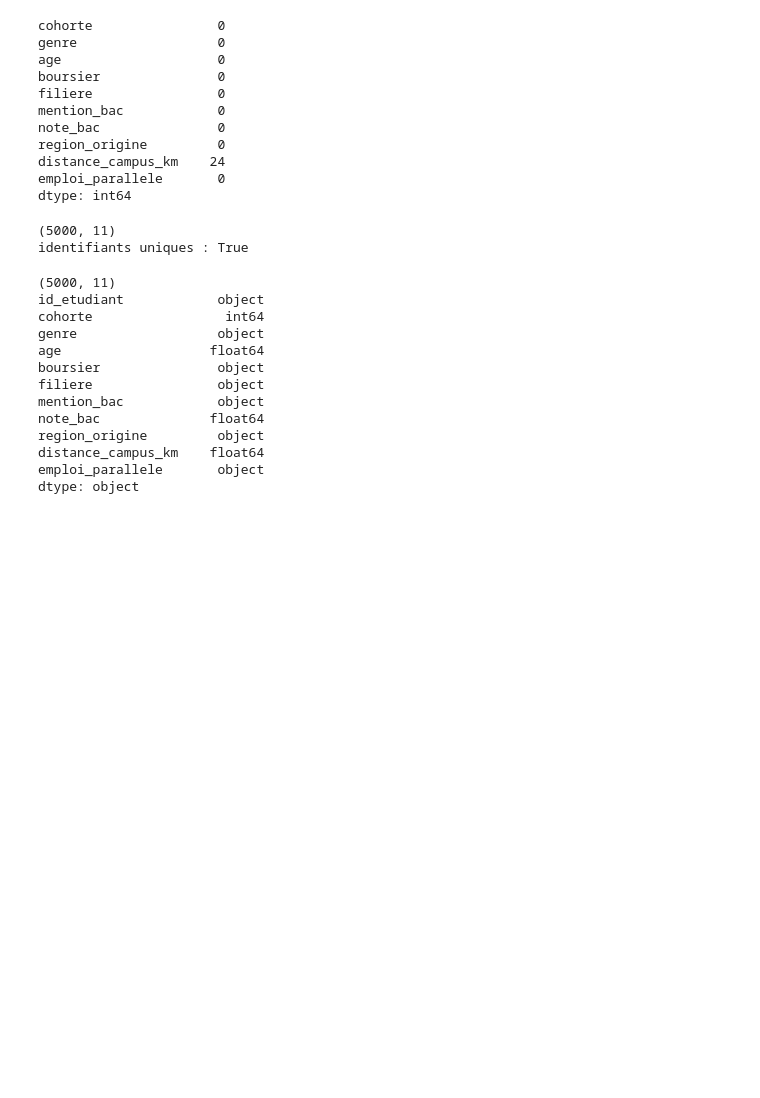
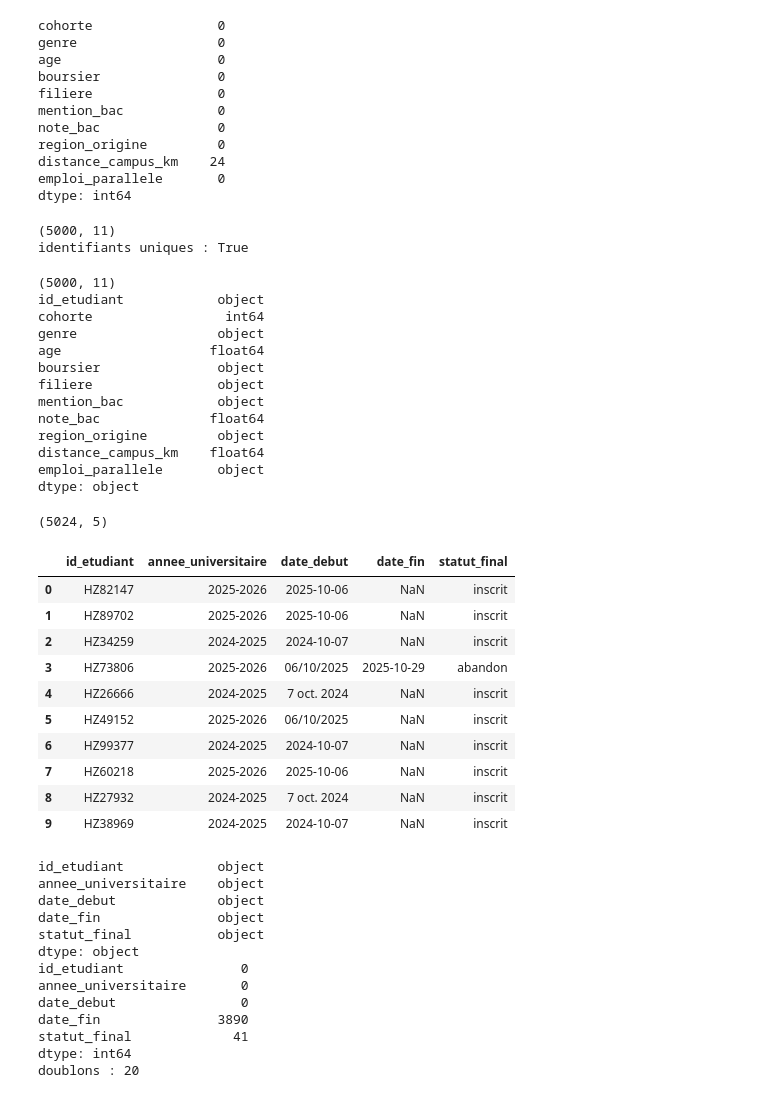
Before and after one commit to noumbethiam/horizon-decrochage-tutorat, a Jupyter notebook: notebooks/01_nettoyage.ipynb, the cells around one changed output. Saved outputs shown, nothing was run; the diff lists cells and outputs as text; code cells hidden in the pictures; blank space fills up the shorter version.

```diff
--- a/notebooks/01_nettoyage.ipynb
+++ b/notebooks/01_nettoyage.ipynb
@@ -681,3 +681,37 @@ region_origine         object
 distance_campus_km    float64
 emploi_parallele       object
 dtype: object
+# %%
+df_insc = pd.read_csv("../data/raw/inscriptions.csv", sep=";")
+
+print(df_insc.shape)
+display(df_insc.head(10))
+print(df_insc.dtypes)
+print(df_insc.isna().sum())
+print("doublons :", df_insc.duplicated().sum())
+# %% [output]
+(5024, 5)
+|  | id_etudiant | annee_universitaire | date_debut | date_fin | statut_final |
+| 0 | HZ82147 | 2025-2026 | 2025-10-06 | NaN | inscrit |
+| 1 | HZ89702 | 2025-2026 | 2025-10-06 | NaN | inscrit |
+| 2 | HZ34259 | 2024-2025 | 2024-10-07 | NaN | inscrit |
+| 3 | HZ73806 | 2025-2026 | 06/10/2025 | 2025-10-29 | abandon |
+| 4 | HZ26666 | 2024-2025 | 7 oct. 2024 | NaN | inscrit |
+| 5 | HZ49152 | 2025-2026 | 06/10/2025 | NaN | inscrit |
+| 6 | HZ99377 | 2024-2025 | 2024-10-07 | NaN | inscrit |
+| 7 | HZ60218 | 2025-2026 | 2025-10-06 | NaN | inscrit |
+| 8 | HZ27932 | 2024-2025 | 7 oct. 2024 | NaN | inscrit |
+| 9 | HZ38969 | 2024-2025 | 2024-10-07 | NaN | inscrit |
+id_etudiant            object
+annee_universitaire    object
+date_debut             object
+date_fin               object
+statut_final           object
+dtype: object
+id_etudiant               0
+annee_universitaire       0
+date_debut                0
+date_fin               3890
+statut_final             41
+dtype: int64
+doublons : 20
```
Also changed, not shown: parts of 12 cells of this notebook, 1 other file.
